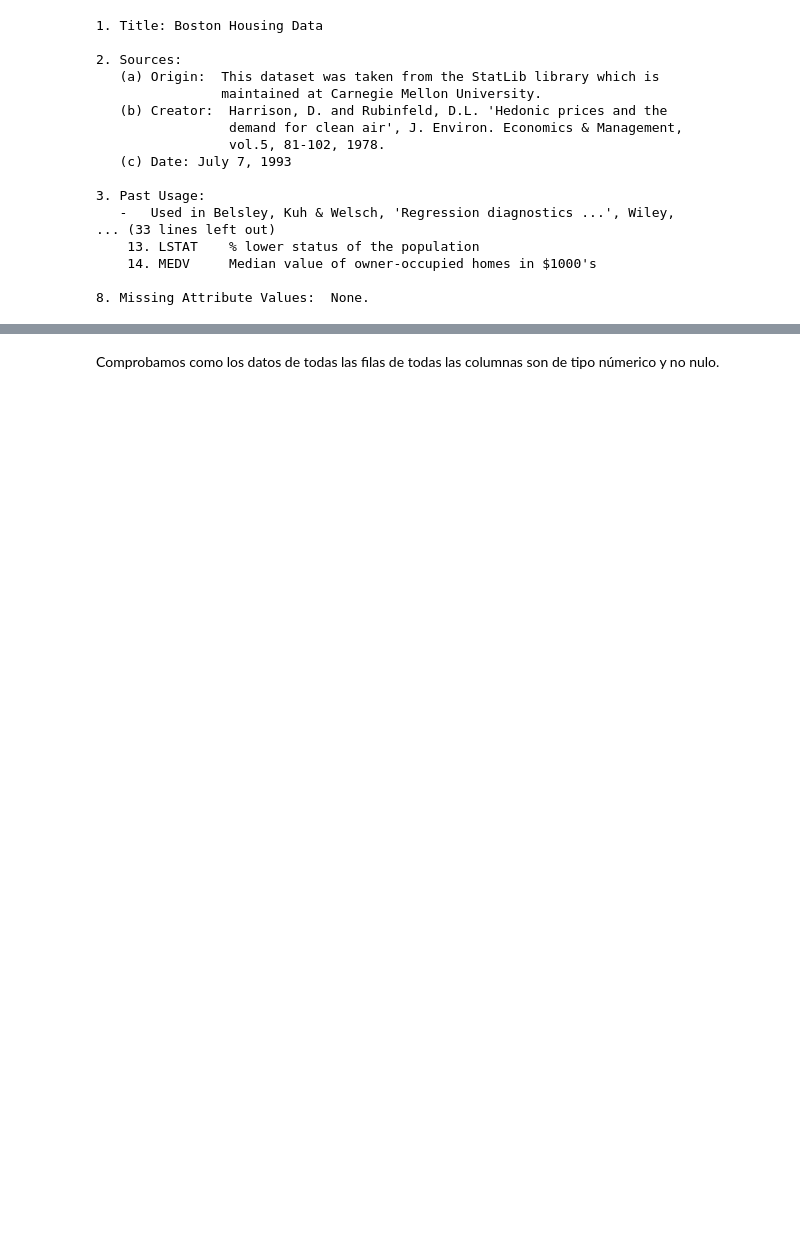
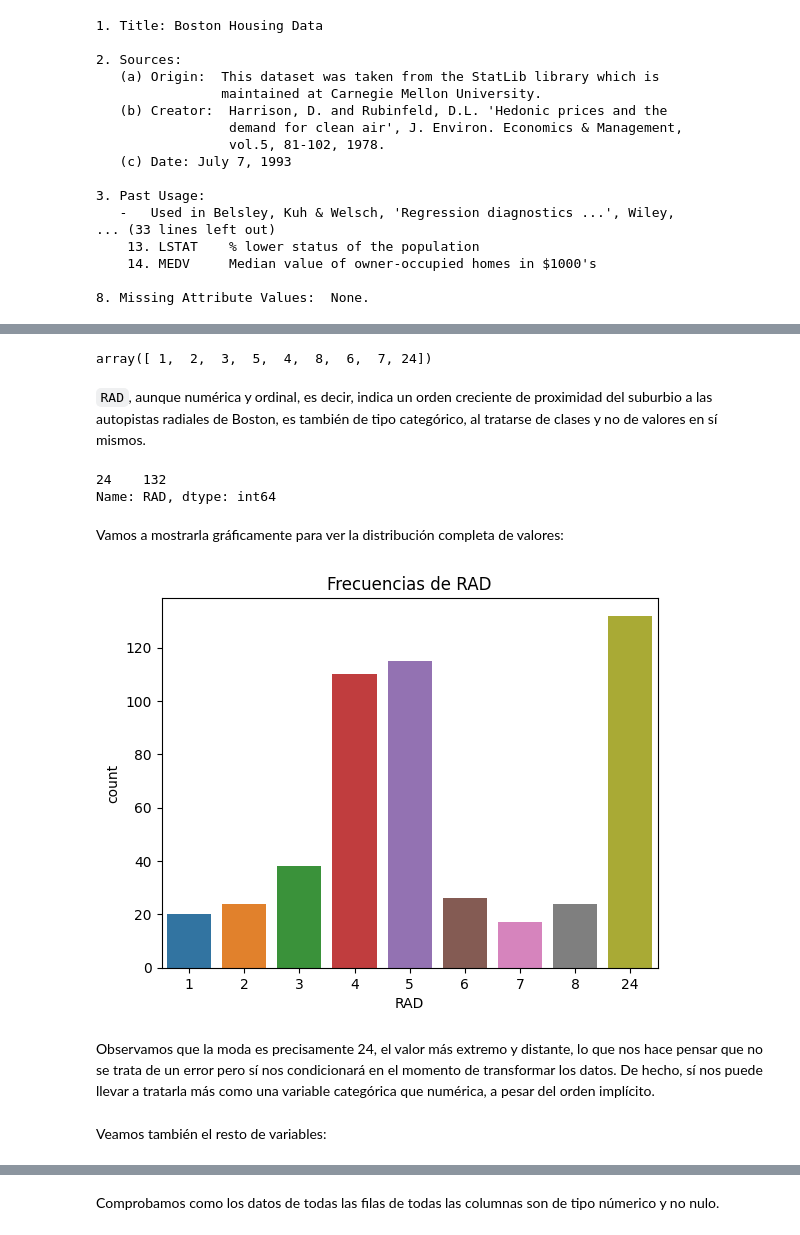
Before and after one commit to aar-x/SkLearn_Train_Test, a Jupyter notebook: M5T02.ipynb, the cells around one changed output, grey strips where cells are left out. Saved outputs shown, nothing was run; the diff lists cells and outputs as text; code cells hidden in the pictures; blank space fills up the shorter version.

```diff
--- a/M5T02.ipynb
+++ b/M5T02.ipynb
@@ -70,0 +54,13 @@ None
+# %%
+viviendas.RAD.unique()
+# %% [output]
+array([ 1,  2,  3,  5,  4,  8,  6,  7, 24])
+# %% [markdown]
+`RAD`, aunque numérica y ordinal, es decir, indica un orden creciente de proximidad del suburbio a las autopistas radiales de Boston, es también de tipo categórico, al tratarse de clases y no de valores en sí mismos.
+# %%
+viviendas[viviendas.RAD == 24]['RAD'].value_counts()
+# %% [output]
+24    132
+Name: RAD, dtype: int64
+# %% [markdown]
+Vamos a mostrarla gráficamente para ver la distribución completa de valores:
@@ -70,0 +70,10 @@ None
+# %%
+sns.countplot(x=viviendas.RAD)
+plt.title('Frecuencias de RAD')
+plt.show()
+# %% [output]
+[figure, added]
+# %% [markdown]
+Observamos que la moda es precisamente 24, el valor más extremo y distante, lo que nos hace pensar que no se trata de un error pero sí nos condicionará en el momento de transformar los datos. De hecho, sí nos puede llevar a tratarla más como una variable categórica que numérica, a pesar del orden implícito.
+# %% [markdown]
+Veamos también el resto de variables:
```
Also changed, not shown: parts of 120 cells of this notebook.
